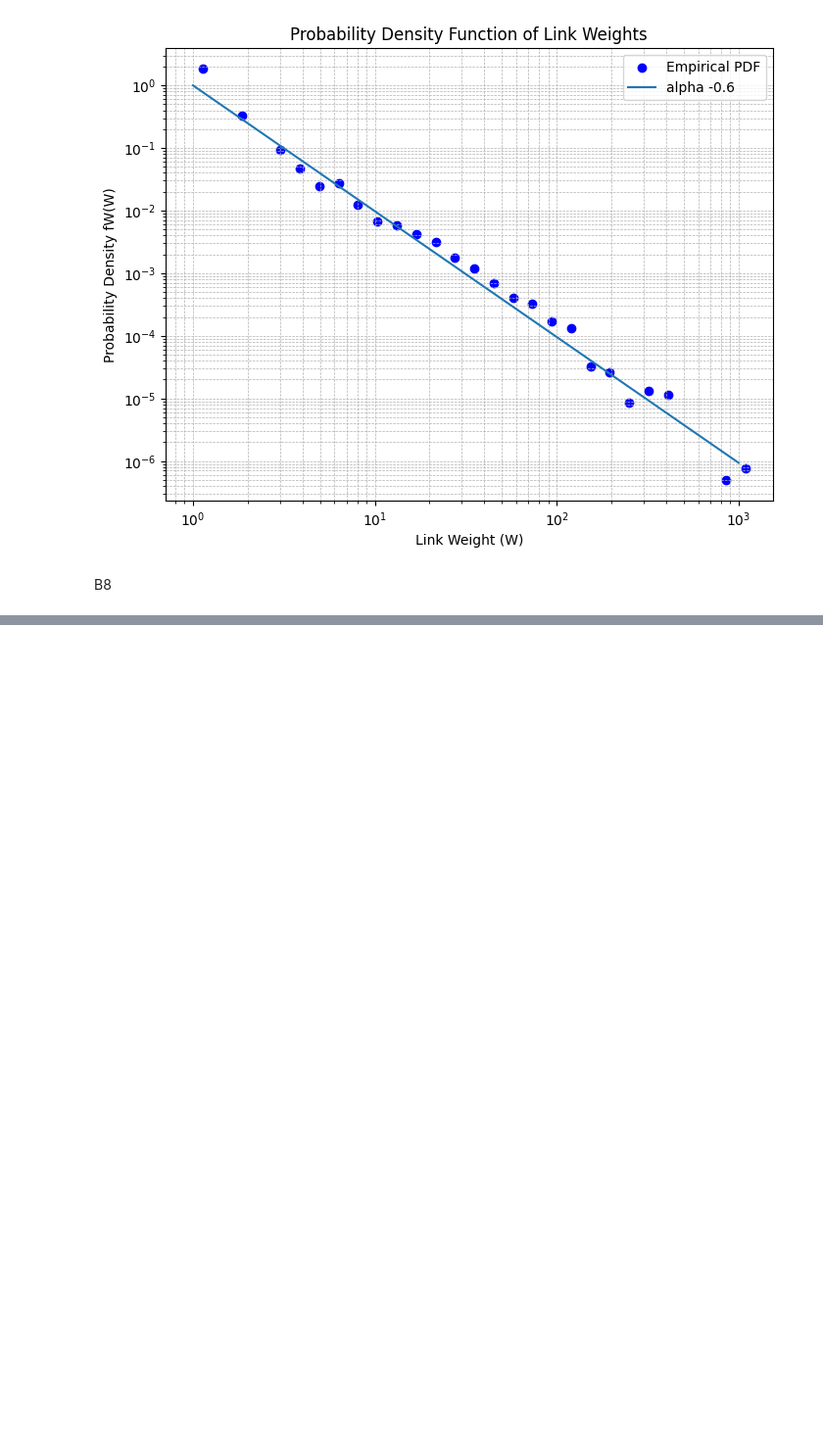
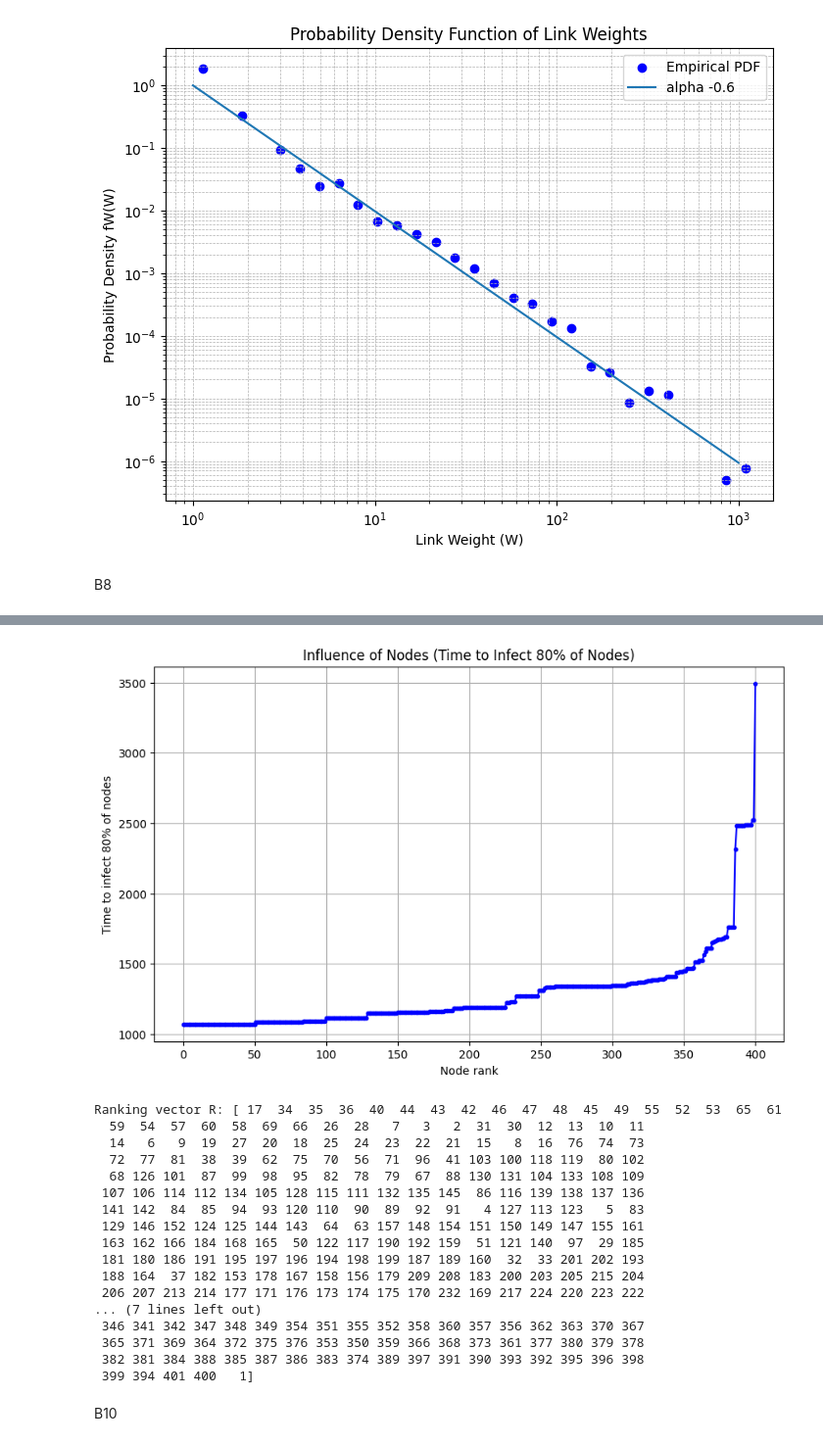
Before and after one commit to Tim-Albers/ComplexNetworks, a Jupyter notebook: Notebooks/Tim_Notebook.ipynb, the cells around one changed output, grey strips where cells are left out. Shown at 98% size. Saved outputs shown, nothing was run; the diff lists cells and outputs as text; code cells hidden in the pictures; blank space fills up the shorter version.

```diff
--- a/Notebooks/Tim_Notebook.ipynb
+++ b/Notebooks/Tim_Notebook.ipynb
@@ -236,0 +239,49 @@ plt.show()
+# %%
+# Parameters
+N = G.number_of_nodes()  # Number of nodes
+T = 3493  # Last time step
+threshold = 0.8 * N  # 80% of the nodes
+
+# Calculate the time to infect 80% of the nodes for each seed
+time_to_infect_80 = np.full(N, T + 1)  # Initialize with a value greater than T
+for seed in range(N):
+    I_t = simulate_spreading(seed, Gdata, T)
+    if np.any(I_t >= threshold):
+        time_to_infect_80[seed] = np.argmax(I_t >= threshold)
+
+# Rank the nodes based on the time to infect 80% of the nodes
+ranked_nodes = np.argsort(time_to_infect_80)
+R = ranked_nodes + 1  # Node indices start from 1
+# %%
+# Plot the influence of each node in decreasing order
+plt.figure(figsize=(10, 6))
+plt.plot(np.sort(time_to_infect_80), '.-', color='blue')
+plt.xlabel('Node rank')
+plt.ylabel('Time to infect 80% of nodes')
+plt.title('Influence of Nodes (Time to Infect 80% of Nodes)')
+plt.grid(True)
+plt.show()
+
+# Print the ranking vector R
+print("Ranking vector R:", R)
+# %% [output]
+[figure, added]
+Ranking vector R: [ 17  34  35  36  40  44  43  42  46  47  48  45  49  55  52  53  65  61
+  59  54  57  60  58  69  66  26  28   7   3   2  31  30  12  13  10  11
+  14   6   9  19  27  20  18  25  24  23  22  21  15   8  16  76  74  73
+  72  77  81  38  39  62  75  70  56  71  96  41 103 100 118 119  80 102
+  68 126 101  87  99  98  95  82  78  79  67  88 130 131 104 133 108 109
+ 107 106 114 112 134 105 128 115 111 132 135 145  86 116 139 138 137 136
+ 141 142  84  85  94  93 120 110  90  89  92  91   4 127 113 123   5  83
+ 129 146 152 124 125 144 143  64  63 157 148 154 151 150 149 147 155 161
+ 163 162 166 184 168 165  50 122 117 190 192 159  51 121 140  97  29 185
+ 181 180 186 191 195 197 196 194 198 199 187 189 160  32  33 201 202 193
+ 188 164  37 182 153 178 167 158 156 179 209 208 183 200 203 205 215 204
+ 206 207 213 214 177 171 176 173 174 175 170 232 169 217 224 220 223 222
+... (7 lines left out)
+ 346 341 342 347 348 349 354 351 355 352 358 360 357 356 362 363 370 367
+ 365 371 369 364 372 375 376 353 350 359 366 368 373 361 377 380 379 378
+ 382 381 384 388 385 387 386 383 374 389 397 391 390 393 392 395 396 398
+ 399 394 401 400   1]
+# %% [markdown]
+B10
```
Also changed, not shown: parts of 3 cells of this notebook.
